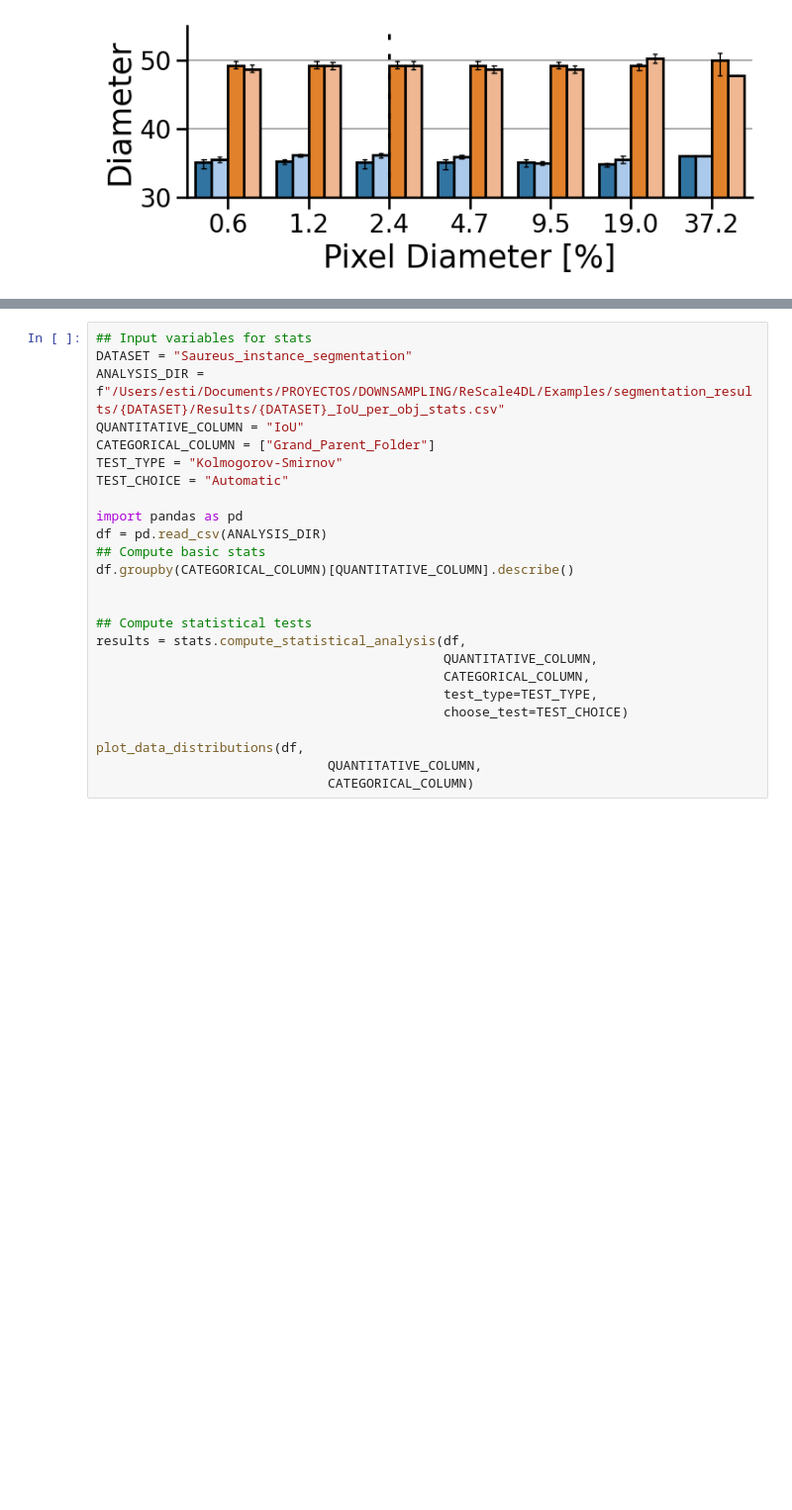
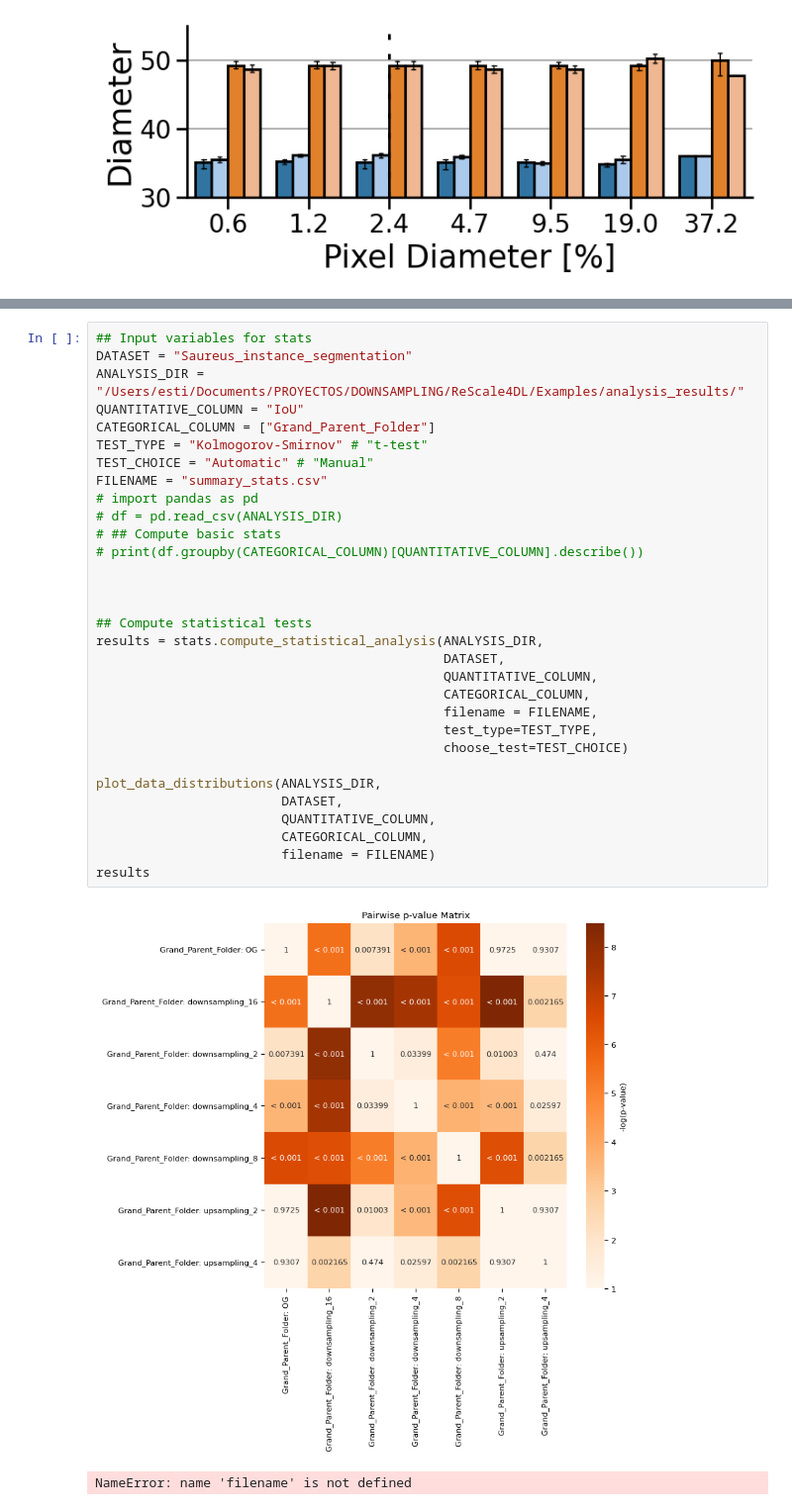
Before and after one commit to HenriquesLab/ReScale4DL, a Jupyter notebook: Notebooks/Evaluate_Segmentation.ipynb, the cells around one changed output, grey strips where cells are left out. Shown at 99% size. Drawn from its saved outputs; the diff is of its cells as text; blank space fills up the shorter version.

Commit message:
beauty statistics

```diff
--- a/Notebooks/Evaluate_Segmentation.ipynb
+++ b/Notebooks/Evaluate_Segmentation.ipynb
@@ -346,25 +346,34 @@ These can be calculated with the example data as follows:
 # %%
 ## Input variables for stats
 DATASET = "Saureus_instance_segmentation"
-ANALYSIS_DIR = f"/Users/esti/Documents/PROYECTOS/DOWNSAMPLING/ReScale4DL/Examples/segmentation_results/{DATASET}/Results/{DATASET}_IoU_per_obj_stats.csv"
+ANALYSIS_DIR = "/Users/esti/Documents/PROYECTOS/DOWNSAMPLING/ReScale4DL/Examples/analysis_results/"
 QUANTITATIVE_COLUMN = "IoU"
 CATEGORICAL_COLUMN = ["Grand_Parent_Folder"]
-TEST_TYPE = "Kolmogorov-Smirnov"
-TEST_CHOICE = "Automatic"
+TEST_TYPE = "Kolmogorov-Smirnov" # "t-test"
+TEST_CHOICE = "Automatic" # "Manual"
+FILENAME = "summary_stats.csv"
+# import pandas as pd
+# df = pd.read_csv(ANALYSIS_DIR)
+# ## Compute basic stats
+# print(df.groupby(CATEGORICAL_COLUMN)[QUANTITATIVE_COLUMN].describe())
 
-import pandas as pd
-df = pd.read_csv(ANALYSIS_DIR)
-## Compute basic stats
-df.groupby(CATEGORICAL_COLUMN)[QUANTITATIVE_COLUMN].describe()
 
 
 ## Compute statistical tests
-results = stats.compute_statistical_analysis(df,
+results = stats.compute_statistical_analysis(ANALYSIS_DIR,
+                                             DATASET,
                                              QUANTITATIVE_COLUMN,
                                              CATEGORICAL_COLUMN,
+                                             filename = FILENAME,
                                              test_type=TEST_TYPE,
                                              choose_test=TEST_CHOICE)
 
-plot_data_distributions(df,
-                              QUANTITATIVE_COLUMN,
-                              CATEGORICAL_COLUMN)
+plot_data_distributions(ANALYSIS_DIR,
+                        DATASET,
+                        QUANTITATIVE_COLUMN,
+                        CATEGORICAL_COLUMN,
+                        filename = FILENAME)
+results
+# %% [output]
+[figure, added]
+NameError: name 'filename' is not defined
```
Also changed, not shown: parts of 1 cell of this notebook, 7 other files.
